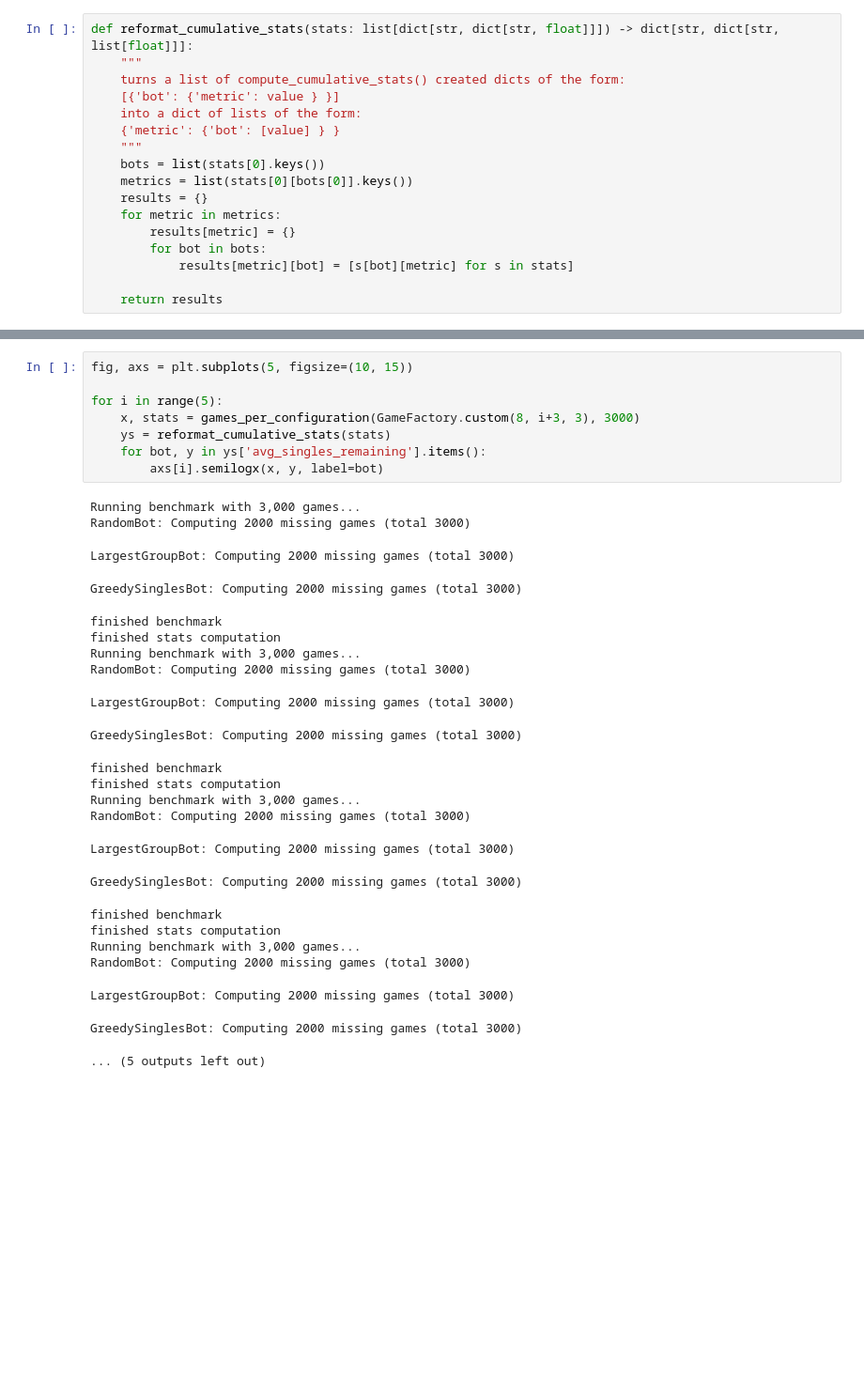
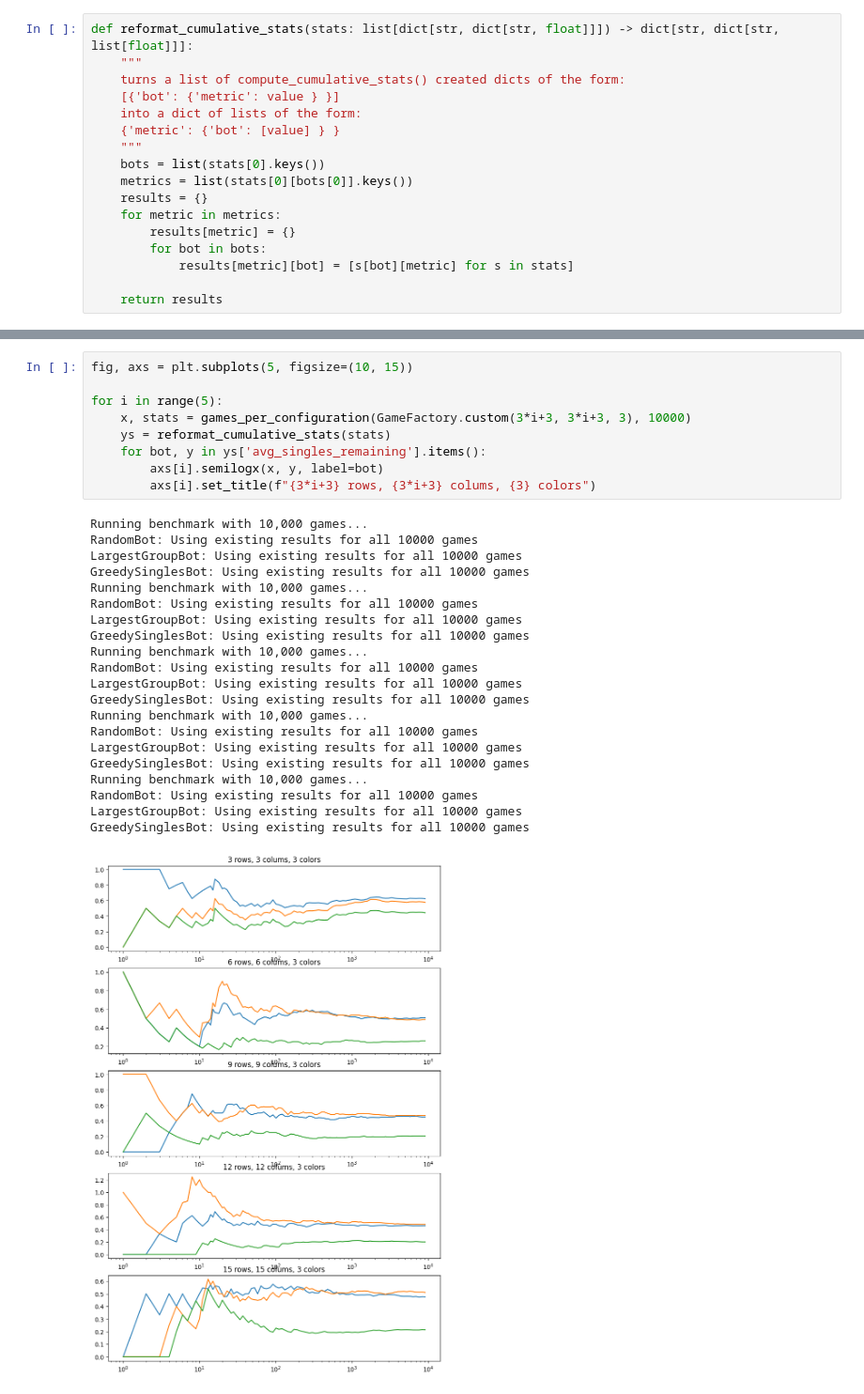
Before and after one commit to patrickbarth/SameGameRL, a Jupyter notebook: samegamerl/experiments/bot_performance_comparison.ipynb, the cells around one changed output, grey strips where cells are left out. Shown at 94% size. Cells and saved outputs as stored; diff of their text form; blank space fills up the shorter version.

```diff
--- a/samegamerl/experiments/bot_performance_comparison.ipynb
+++ b/samegamerl/experiments/bot_performance_comparison.ipynb
@@ -112,32 +122,31 @@ We can observe the following:
 # %%
 fig, axs = plt.subplots(5, figsize=(10, 15))
 
 for i in range(5):
-    x, stats = games_per_configuration(GameFactory.custom(8, i+3, 3), 3000)
+    x, stats = games_per_configuration(GameFactory.custom(3*i+3, 3*i+3, 3), 10000)
     ys = reformat_cumulative_stats(stats)
     for bot, y in ys['avg_singles_remaining'].items():
         axs[i].semilogx(x, y, label=bot)
+        axs[i].set_title(f"{3*i+3} rows, {3*i+3} colums, {3} colors")
 # %% [output]
-Running benchmark with 3,000 games...
-RandomBot: Computing 2000 missing games (total 3000)
+Running benchmark with 10,000 games...
+RandomBot: Using existing results for all 10000 games
+LargestGroupBot: Using existing results for all 10000 games
+GreedySinglesBot: Using existing results for all 10000 games
+Running benchmark with 10,000 games...
+RandomBot: Using existing results for all 10000 games
+LargestGroupBot: Using existing results for all 10000 games
+GreedySinglesBot: Using existing results for all 10000 games
+Running benchmark with 10,000 games...
+RandomBot: Using existing results for all 10000 games
+LargestGroupBot: Using existing results for all 10000 games
+GreedySinglesBot: Using existing results for all 10000 games
+Running benchmark with 10,000 games...
+RandomBot: Using existing results for all 10000 games
+LargestGroupBot: Using existing results for all 10000 games
+GreedySinglesBot: Using existing results for all 10000 games
+Running benchmark with 10,000 games...
+RandomBot: Using existing results for all 10000 games
+LargestGroupBot: Using existing results for all 10000 games
+GreedySinglesBot: Using existing results for all 10000 games
-LargestGroupBot: Computing 2000 missing games (total 3000)
-GreedySinglesBot: Computing 2000 missing games (total 3000)
-finished benchmark
-finished stats computation
-Running benchmark with 3,000 games...
-RandomBot: Computing 2000 missing games (total 3000)
-LargestGroupBot: Computing 2000 missing games (total 3000)
-GreedySinglesBot: Computing 2000 missing games (total 3000)
-finished benchmark
-finished stats computation
-Running benchmark with 3,000 games...
-RandomBot: Computing 2000 missing games (total 3000)
-LargestGroupBot: Computing 2000 missing games (total 3000)
-GreedySinglesBot: Computing 2000 missing games (total 3000)
-finished benchmark
-finished stats computation
-Running benchmark with 3,000 games...
-RandomBot: Computing 2000 missing games (total 3000)
-LargestGroupBot: Computing 2000 missing games (total 3000)
-GreedySinglesBot: Computing 2000 missing games (total 3000)
-... (5 outputs left out)
+[figure, added]
```
Also changed, not shown: parts of 7 cells of this notebook.
